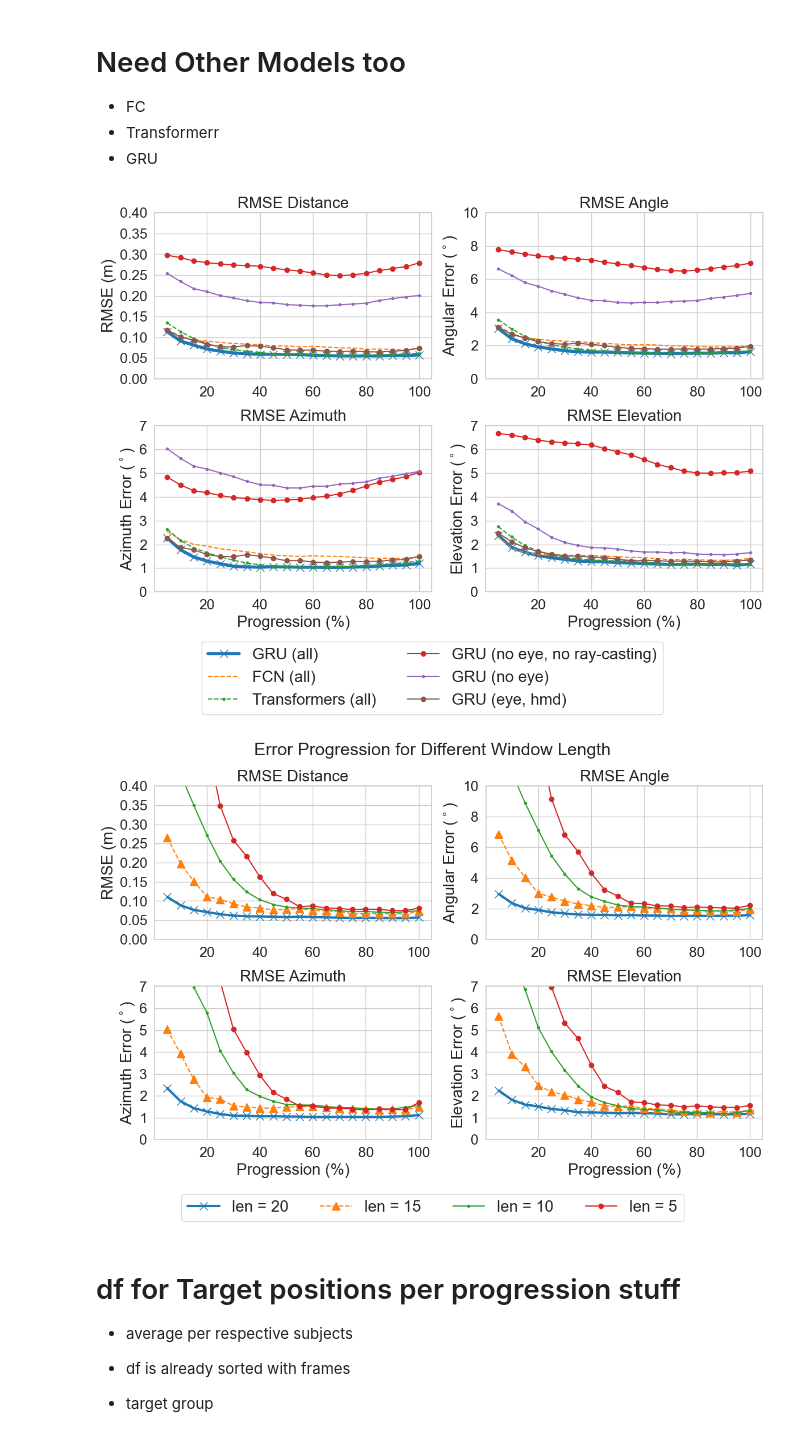
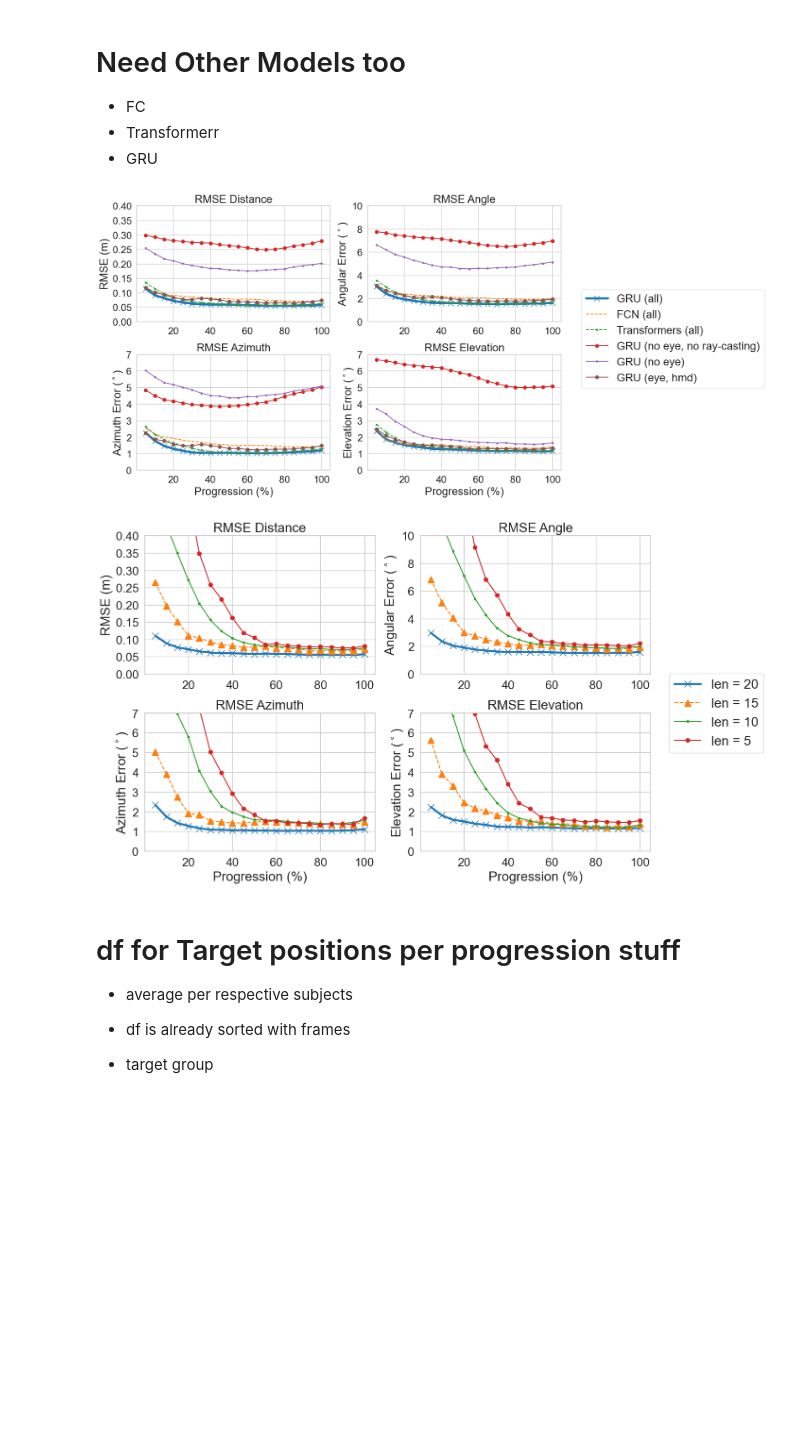
Before and after one commit to gitscade/stats, a Jupyter notebook: 05-result_progression.ipynb, the cells around one changed output. Saved outputs shown, nothing was run; the diff lists cells and outputs as text; code cells hidden in the pictures; blank space fills up the shorter version.

```diff
--- a/05-result_progression.ipynb
+++ b/05-result_progression.ipynb
@@ -163,7 +163,8 @@ ax2.plot(x, y4.e_comb, label = "GRU (eye, hmd)", marker='o')
 ax2.set_ylabel('Angular Error ($^\circ$)', fontsize=20)
 ax2.set_ylim(0,10)
 # plt.legend(bbox_to_anchor=(-0.5, 2.3), loc="upper left", fontsize="18")
-fig.legend(*ax2.get_legend_handles_labels(), loc='lower center', bbox_to_anchor=(0.5, -0.18), ncol=2, fontsize='20')
+# fig.legend(*ax2.get_legend_handles_labels(), loc='lower center', bbox_to_anchor=(0.5, -0.18), ncol=2, fontsize='20')
+fig.legend(*ax2.get_legend_handles_labels(), loc='lower center', bbox_to_anchor=(1.22, 0.35), ncol=1, fontsize='20')
 
 for tick in ax2.xaxis.get_major_ticks():
     tick.label1.set_fontsize(18)
@@ -186,41 +187,41 @@ ax3.set_ylim(0,7)
 
 for tick in ax3.xaxis.get_major_ticks():
     tick.label1.set_fontsize(18)
 for tick in ax3.yaxis.get_major_ticks():
     tick.label1.set_fontsize(18)
 
 
 ax4 = fig.add_subplot(224)
 ax4.set_title('RMSE Elevation', fontsize=20)
 ax4.plot(x, y1.e_v, label = "GRU (all)", marker='x', markersize=10, linewidth=4)
 ax4.plot(x, y5.e_v, label = "FCN (all)", linestyle='--')
 ax4.plot(x, y6.e_v, label = "Transformers (all)", marker='.',linestyle='--')
 ax4.plot(x, y2.e_v, label = "GRU (no eye, no ray-casting)", marker='o')
 ax4.plot(x, y3.e_v, label = "GRU (no eye)", marker='.')
 ax4.plot(x, y4.e_v, label = "GRU (eye, hmd)", marker='o')
 
 
 ax4.set_xlabel('Progression (%)', fontsize=20)
 ax4.set_ylabel('Elevation Error ($^\circ$)', fontsize=20)
 ax4.set_ylim(0,7)
 # plt.legend(bbox_to_anchor=(1.04, 1), loc="upper left", fontsize="18")
 plt.tight_layout()
 
 for tick in ax4.xaxis.get_major_ticks():
     tick.label1.set_fontsize(18)
 for tick in ax4.yaxis.get_major_ticks():
     tick.label1.set_fontsize(18)
 
 plt.tight_layout()
 # %% [output]
-[figure, old version]
+[figure, new version]
 # %%
 ### plotting for m1 only ####
 sns.set(style='whitegrid', palette='tab10')
 fig = plt.figure(figsize=(12,8))
 fig.subplots_adjust(hspace=-1)
 
-fig.suptitle("Error Progression for Different Window Length", fontsize="22")
+# fig.suptitle("Error Progression for Different Window Length", fontsize="22")
 
 ax1 = fig.add_subplot(221)
 ax1.set_title('RMSE Distance', fontsize=20)
@@ -247,7 +248,8 @@ ax2.plot(x, y_5.e_comb, label = "len = 5", marker='o')
 ax2.set_ylabel('Angular Error ($^\circ$)', fontsize=20)
 ax2.set_ylim(0,10)
 # plt.legend(bbox_to_anchor=(1.06, 0.3), loc="upper left", fontsize="18")
-fig.legend(*ax2.get_legend_handles_labels(), loc='lower center', bbox_to_anchor=(0.5, -0.09), ncol=4, fontsize='20')
+# fig.legend(*ax2.get_legend_handles_labels(), loc='lower center', bbox_to_anchor=(0.5, -0.09), ncol=4, fontsize='20')
+fig.legend(*ax2.get_legend_handles_labels(), loc='lower center', bbox_to_anchor=(1.1, 0.35), ncol=1, fontsize='20')
 
 for tick in ax2.xaxis.get_major_ticks():
     tick.label1.set_fontsize(18)
@@ -287,7 +289,7 @@ for tick in ax4.xaxis.get_major_ticks():
 for tick in ax4.yaxis.get_major_ticks():
     tick.label1.set_fontsize(18)
 # %% [output]
-[figure, old version]
+[figure, new version]
 # %% [markdown]
 # df for Target positions per progression stuff
 
```
